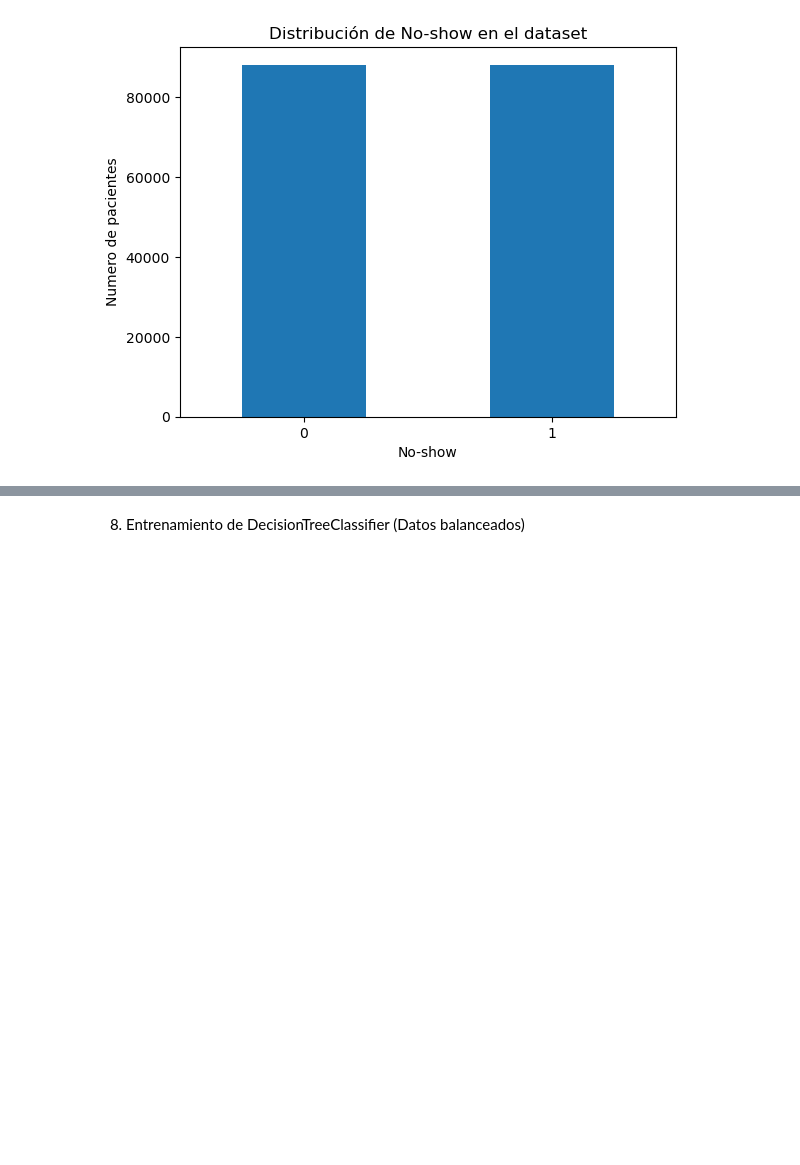
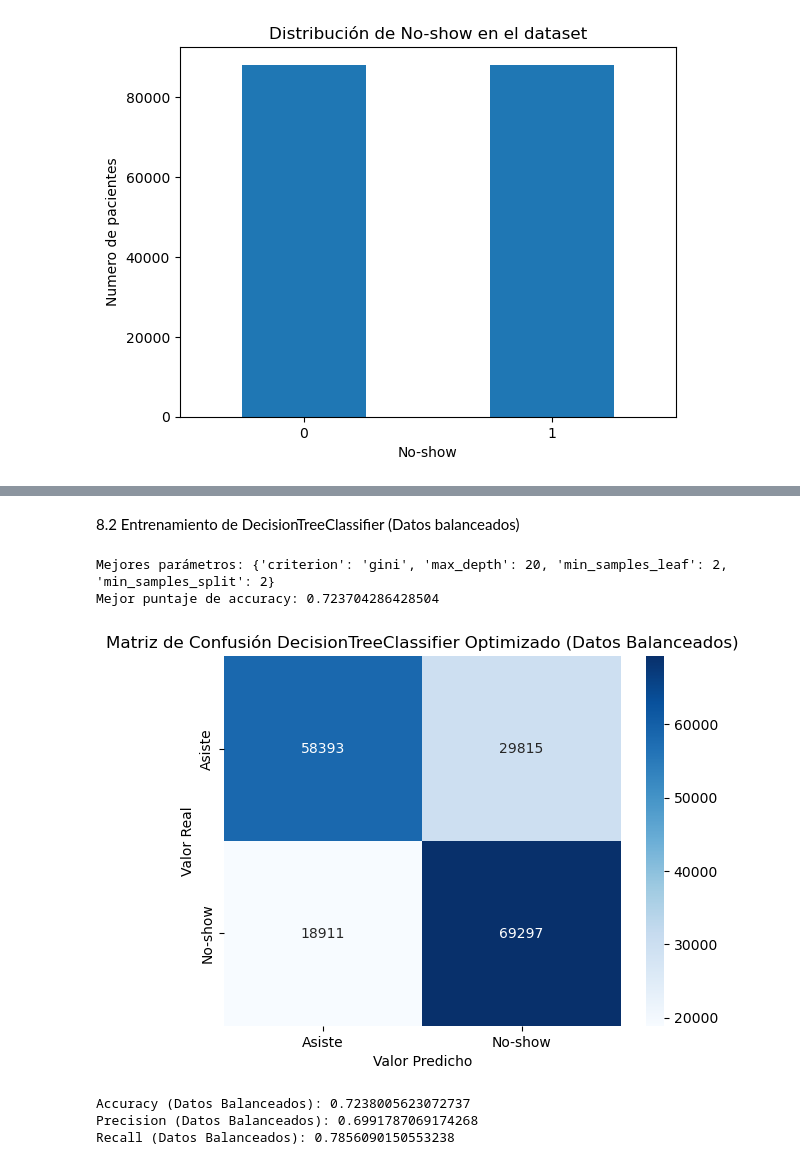
Before and after one commit to SValduezaL/TFM-Master-IA-INESDI, a Jupyter notebook: BBDD Kaagle/predicción_ inasistencia_v1.ipynb, the cells around one changed output, grey strips where cells are left out. Cells and saved outputs as stored; diff of their text form; code cells hidden in the pictures; blank space fills up the shorter version.

```diff
--- a/BBDD Kaagle/predicción_ inasistencia_v1.ipynb
+++ b/BBDD Kaagle/predicción_ inasistencia_v1.ipynb
@@ -270,2 +337,49 @@ Recall (Datos Balanceados): 0.4000090694721567
 # %% [markdown]
-8. Entrenamiento de DecisionTreeClassifier (Datos balanceados)
+8.2 Entrenamiento de DecisionTreeClassifier (Datos balanceados)
+# %%
+# Definir el espacio de parámetros para GridSearchCV
+param_grid = {
+    'max_depth': [None, 10, 20, 30, 40, 50], # Profundidad máxima del árbol
+    'min_samples_split': [2, 5, 10], # Número mínimo de muestras requeridas para dividir un nodo
+    'min_samples_leaf': [1, 2, 4], # Número mínimo de muestras requeridas en cada nodo hoja
+    'criterion': ['gini', 'entropy'] # Función para medir la calidad de una división
+}
+
+# Crear una instancia de GridSearchCV
+grid_search = GridSearchCV(DecisionTreeClassifier(), param_grid, cv=5, scoring='accuracy', n_jobs=-1)
+
+# Ajustar GridSearchCV a los datos
+grid_search.fit(X_balanced, y_balanced)
+
+# Imprimir los mejores parámetros y el mejor puntaje
+print("Mejores parámetros:", grid_search.best_params_)
+print("Mejor puntaje de accuracy:", grid_search.best_score_)
+
+# Usar el mejor modelo para realizar predicciones
+best_tree = grid_search.best_estimator_
+y_pred_balanced = cross_val_predict(best_tree, X_balanced, y_balanced, cv=5)
+
+# Crear y visualizar la matriz de confusión
+confusion_mat_balanced = confusion_matrix(y_balanced, y_pred_balanced)
+labels = ['Asiste', 'No-show']
+sns.heatmap(confusion_mat_balanced, annot=True, fmt='d', cmap='Blues', xticklabels=labels, yticklabels=labels)
+plt.title('Matriz de Confusión DecisionTreeClassifier Optimizado (Datos Balanceados)')
+plt.xlabel('Valor Predicho')
+plt.ylabel('Valor Real')
+plt.show()
+
+# Calcular y mostrar las métricas de evaluación
+accuracy_balanced = accuracy_score(y_balanced, y_pred_balanced)
+precision_balanced = precision_score(y_balanced, y_pred_balanced, pos_label=1)
+recall_balanced = recall_score(y_balanced, y_pred_balanced, pos_label=1)
+
+print("Accuracy (Datos Balanceados):", accuracy_balanced)
+print("Precision (Datos Balanceados):", precision_balanced)
+print("Recall (Datos Balanceados):", recall_balanced)
+# %% [output]
+Mejores parámetros: {'criterion': 'gini', 'max_depth': 20, 'min_samples_leaf': 2, 'min_samples_split': 2}
+Mejor puntaje de accuracy: 0.723704286428504
+[figure, added]
+Accuracy (Datos Balanceados): 0.7238005623072737
+Precision (Datos Balanceados): 0.6991787069174268
+Recall (Datos Balanceados): 0.7856090150553238
```
Also changed, not shown: parts of 18 cells of this notebook.
